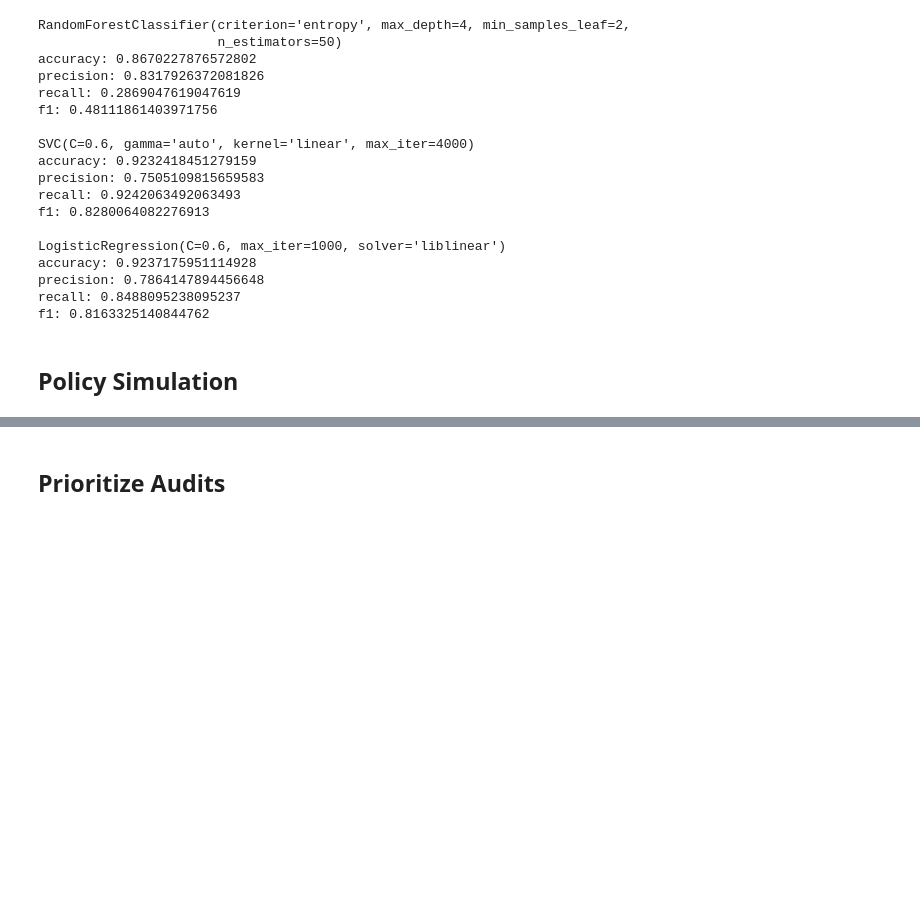
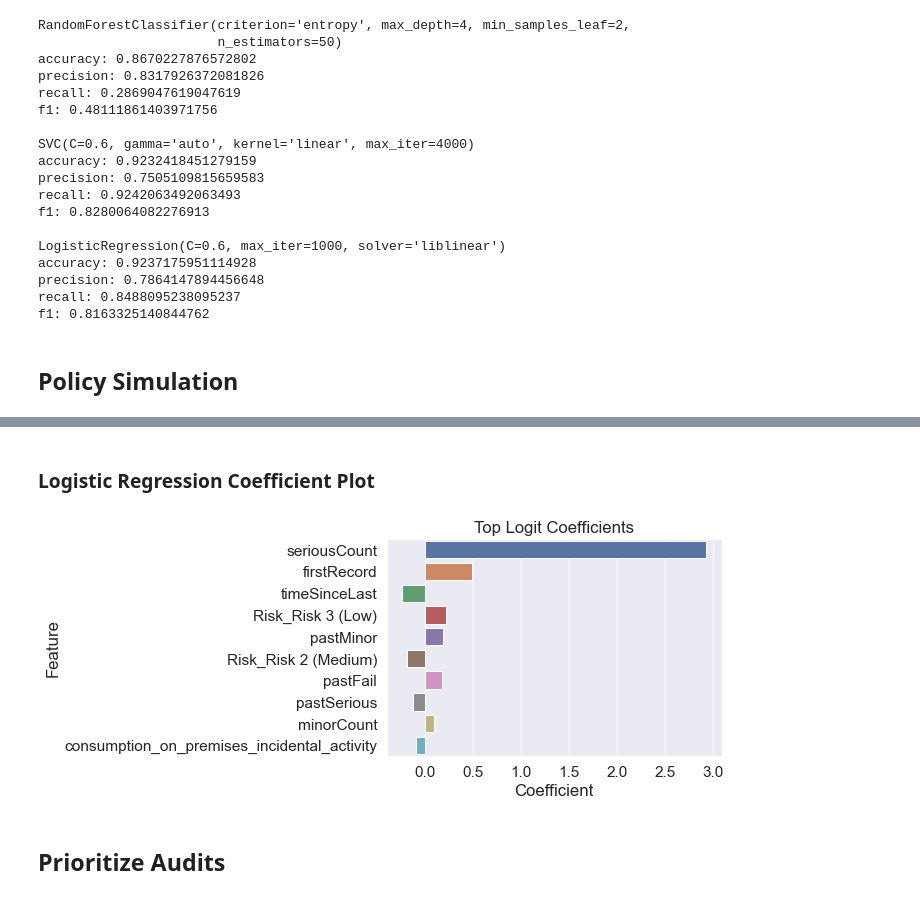
Before and after one commit to lawrence-j-liu/CSS_Project-3_Team-3_Fall-2020, a Jupyter notebook: Project 3 Students.ipynb, the cells around one changed output, grey strips where cells are left out. Saved outputs shown, nothing was run; the diff lists cells and outputs as text; code cells hidden in the pictures; blank space fills up the shorter version.

```diff
--- a/Project 3 Students.ipynb
+++ b/Project 3 Students.ipynb
@@ -512,3 +541,14 @@ f1: 0.8163325140844762
+# %% [markdown]
+### Logistic Regression Coefficient Plot
+# %%
+logit_data = pd.concat([pd.DataFrame(X_train.columns),pd.DataFrame(np.transpose(log_model.coef_))], axis = 1)
+logit_data.columns = ['Feature', 'Coefficient']
+logit_data['abs_coef'] = abs(logit_data['Coefficient'])
+# %%
+sns.barplot(x="Coefficient", y="Feature", data=logit_data.nlargest(10, 'abs_coef')).set_title("Top Logit Coefficients")
+plt.show()
+# %% [output]
+[figure, added]
 # %% [markdown]
 ## Prioritize Audits
 # %% [markdown]
```
Also changed, not shown: parts of 31 cells of this notebook.
